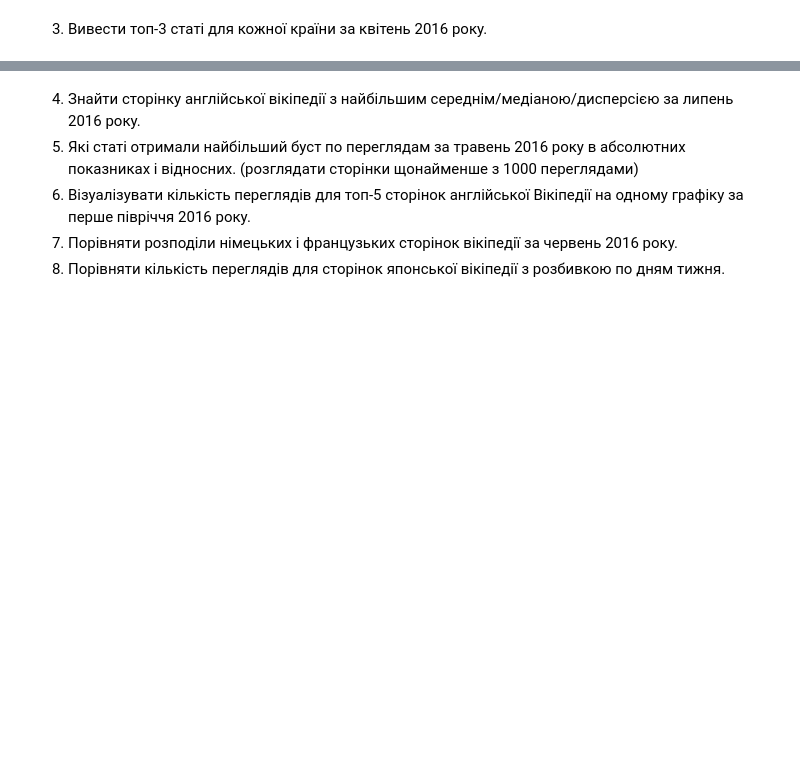
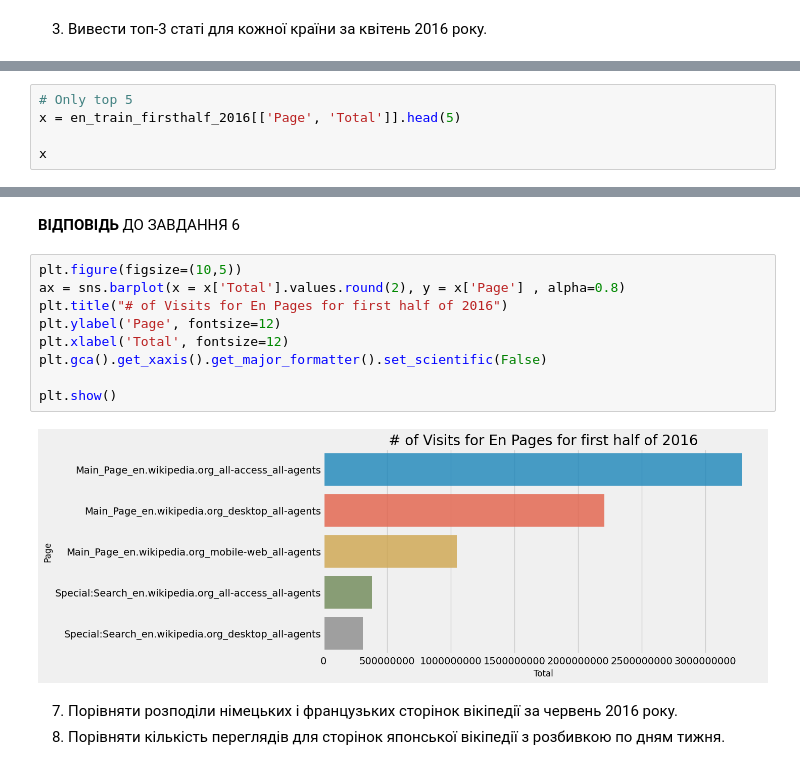
Before and after one commit to reesha-rsh/MLb4, a Jupyter notebook: Homework/Homework_2_0_Pandas_Toxic_Comments_EDA.ipynb, the cells around one changed output, grey strips where cells are left out. Saved outputs shown, nothing was run; the diff lists cells and outputs as text; blank space fills up the shorter version.

```diff
--- a/Homework/Homework_2_0_Pandas_Toxic_Comments_EDA.ipynb
+++ b/Homework/Homework_2_0_Pandas_Toxic_Comments_EDA.ipynb
@@ -173,0 +451,5 @@ result[["Page", "Language","Total"]]
+# %%
+# Only top 5
+x = en_train_firsthalf_2016[['Page', 'Total']].head(5)
+
+x
@@ -174,6 +463,16 @@ result[["Page", "Language","Total"]]
+# %% [markdown]
+**ВІДПОВІДЬ** ДО ЗАВДАННЯ 6
+# %%
+plt.figure(figsize=(10,5))
+ax = sns.barplot(x = x['Total'].values.round(2), y = x['Page'] , alpha=0.8)
+plt.title("# of Visits for En Pages for first half of 2016")
+plt.ylabel('Page', fontsize=12)
+plt.xlabel('Total', fontsize=12)
+plt.gca().get_xaxis().get_major_formatter().set_scientific(False)
+
+plt.show()
+# %% [output]
+[figure, added]
 # %% [markdown]
-4. Знайти сторінку англійської вікіпедії з найбільшим середнім/медіаною/дисперсією за липень 2016 року.
-5. Які статі отримали найбільший буст по переглядам за травень 2016 року в абсолютних показниках і відносних. (розглядати сторінки щонайменше з 1000 переглядами)
-6. Візуалізувати кількість переглядів для топ-5 сторінок англійської Вікіпедії на одному графіку за перше півріччя 2016 року.
 7. Порівняти розподіли німецьких і французьких сторінок вікіпедії за червень 2016 року.
 8. Порівняти кількість переглядів для сторінок японської вікіпедії з розбивкою по дням тижня.
```
Also changed, not shown: parts of 31 cells of this notebook.
